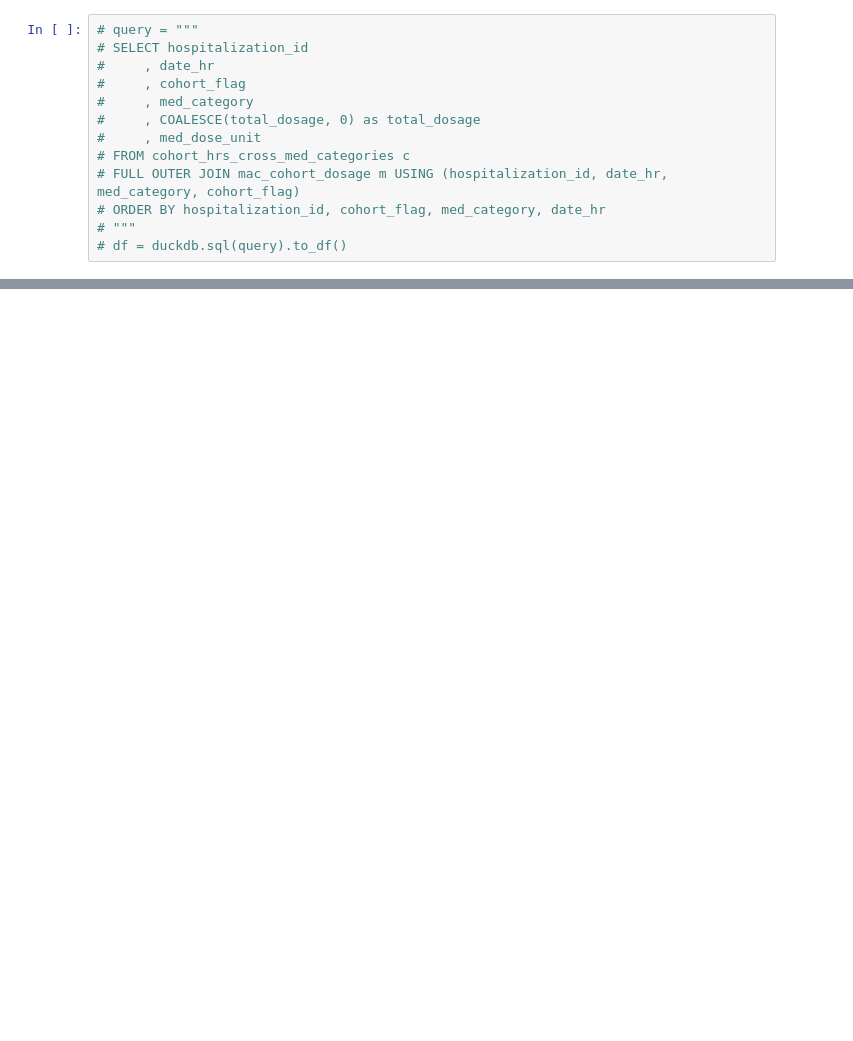
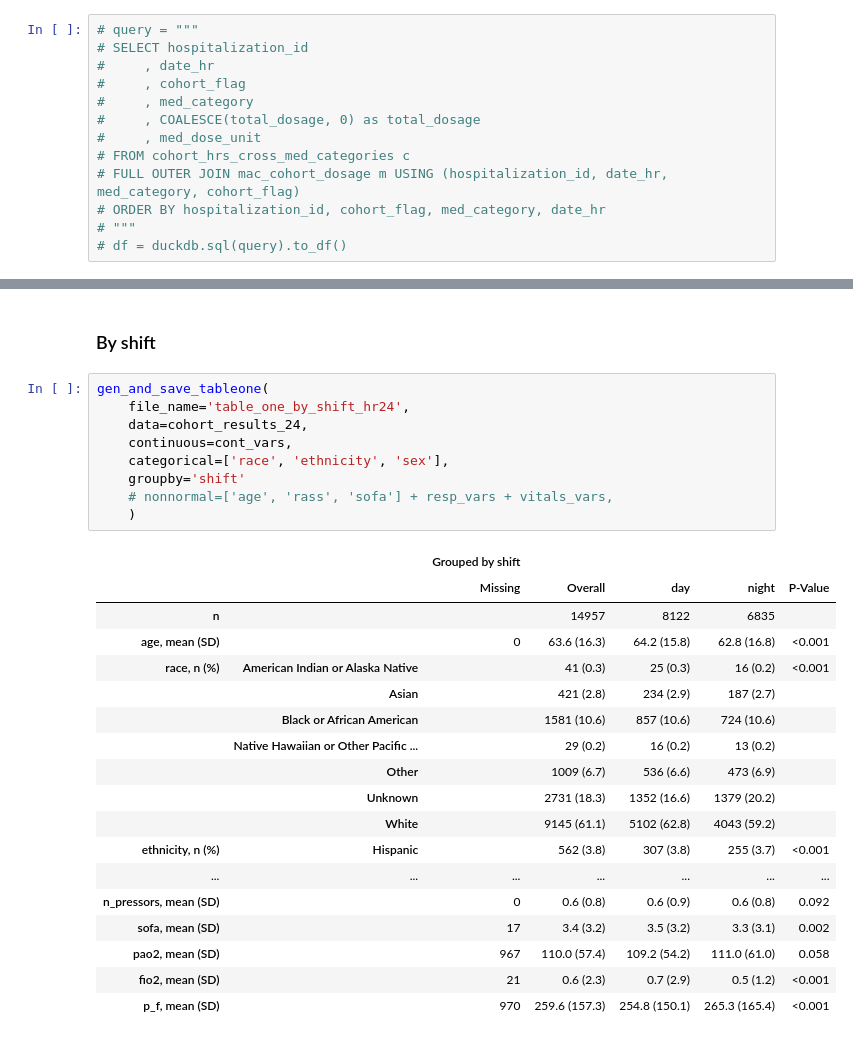
Before and after one commit to Common-Longitudinal-ICU-data-Format/CLIF-epi-of-sedation, a Jupyter notebook: code/01_cohort_id.ipynb, the cells around one changed output, grey strips where cells are left out. Saved outputs shown, nothing was run; the diff lists cells and outputs as text; blank space fills up the shorter version.

```diff
--- a/code/01_cohort_id.ipynb
+++ b/code/01_cohort_id.ipynb
@@ -619,0 +1020,30 @@ tableone.TableOne(
+# %% [markdown]
+### By shift
+# %%
+gen_and_save_tableone(
+    file_name='table_one_by_shift_hr24',
+    data=cohort_results_24,
+    continuous=cont_vars,
+    categorical=['race', 'ethnicity', 'sex'],
+    groupby='shift'
+    # nonnormal=['age', 'rass', 'sofa'] + resp_vars + vitals_vars,
+    )
+# %% [output]
+|  |  | Grouped by shift |  |  |  |  |
+|  |  | Missing | Overall | day | night | P-Value |
+| n |  |  | 14957 | 8122 | 6835 |  |
+| age, mean (SD) |  | 0 | 63.6 (16.3) | 64.2 (15.8) | 62.8 (16.8) | <0.001 |
+| race, n (%) | American Indian or Alaska Native |  | 41 (0.3) | 25 (0.3) | 16 (0.2) | <0.001 |
+|  | Asian |  | 421 (2.8) | 234 (2.9) | 187 (2.7) |  |
+|  | Black or African American |  | 1581 (10.6) | 857 (10.6) | 724 (10.6) |  |
+|  | Native Hawaiian or Other Pacific ... |  | 29 (0.2) | 16 (0.2) | 13 (0.2) |  |
+|  | Other |  | 1009 (6.7) | 536 (6.6) | 473 (6.9) |  |
+|  | Unknown |  | 2731 (18.3) | 1352 (16.6) | 1379 (20.2) |  |
+|  | White |  | 9145 (61.1) | 5102 (62.8) | 4043 (59.2) |  |
+| ethnicity, n (%) | Hispanic |  | 562 (3.8) | 307 (3.8) | 255 (3.7) | <0.001 |
+| ... | ... | ... | ... | ... | ... | ... |
+| n_pressors, mean (SD) |  | 0 | 0.6 (0.8) | 0.6 (0.9) | 0.6 (0.8) | 0.092 |
+| sofa, mean (SD) |  | 17 | 3.4 (3.2) | 3.5 (3.2) | 3.3 (3.1) | 0.002 |
+| pao2, mean (SD) |  | 967 | 110.0 (57.4) | 109.2 (54.2) | 111.0 (61.0) | 0.058 |
+| fio2, mean (SD) |  | 21 | 0.6 (2.3) | 0.7 (2.9) | 0.5 (1.2) | <0.001 |
+| p_f, mean (SD) |  | 970 | 259.6 (157.3) | 254.8 (150.1) | 265.3 (165.4) | <0.001 |
```
Also changed, not shown: parts of 59 cells of this notebook.
